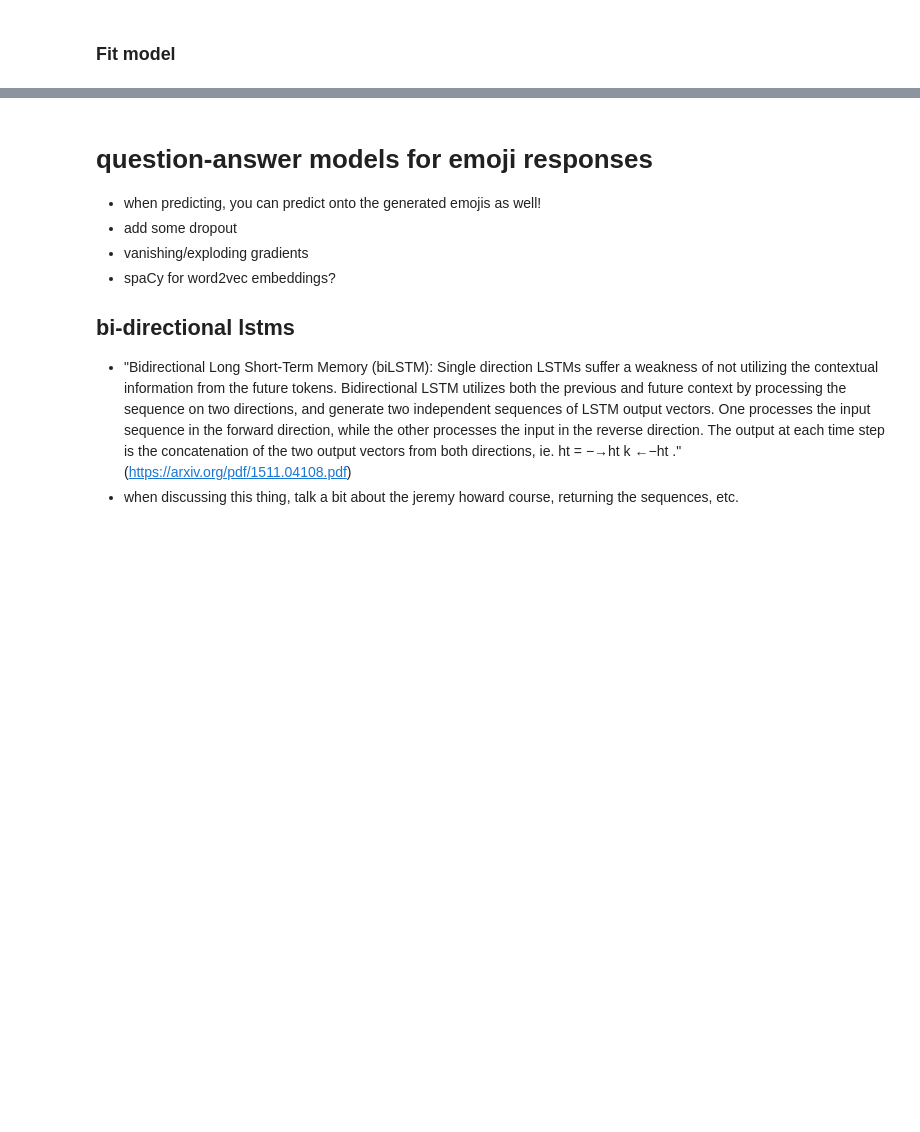
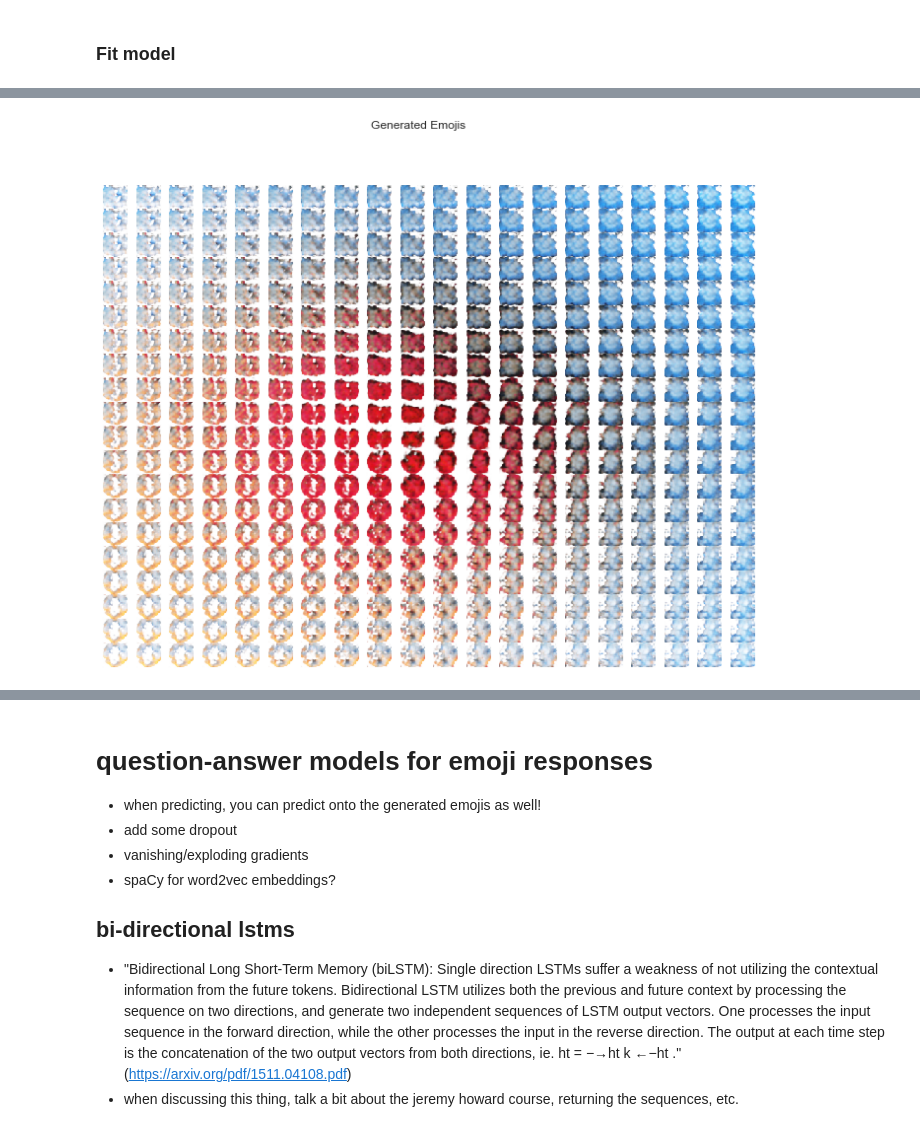
Before and after one commit to cavaunpeu/neurally-embedded-emojis, a Jupyter notebook: neurally-embedded-emojis.ipynb, the cells around one changed output, grey strips where cells are left out. Drawn from its saved outputs; the diff is of its cells as text; code cells hidden in the pictures; blank space fills up the shorter version.

Commit message:
add generate emojis section

```diff
--- a/neurally-embedded-emojis.ipynb
+++ b/neurally-embedded-emojis.ipynb
@@ -322,12 +308,0 @@ encoder_decoder_fit = encoder_decoder.fit(
-# %%
-def compose_code(first_half, second_half):
-    # change this up! go every other! have fun!
-    return 8 * [first_half] + 8 * [second_half]
-
-
-ticks = 20
-axis = np.linspace(-2, 2, ticks)
-
-
-linspace_codes = [compose_code(i, j) for i, j in product(axis, axis)]
-generated_emojis = decoder.predict(linspace_codes)
@@ -350,0 +366,5 @@ plt.suptitle('Generated Emojis')
+# %%
+plot_generated_emojis(compose_code_A)
+plt.savefig('figures/generated_emojis_A.png', bbox_inches='tight')
+# %% [output]
+[figure, added]
```
Also changed, not shown: parts of 11 cells of this notebook.
